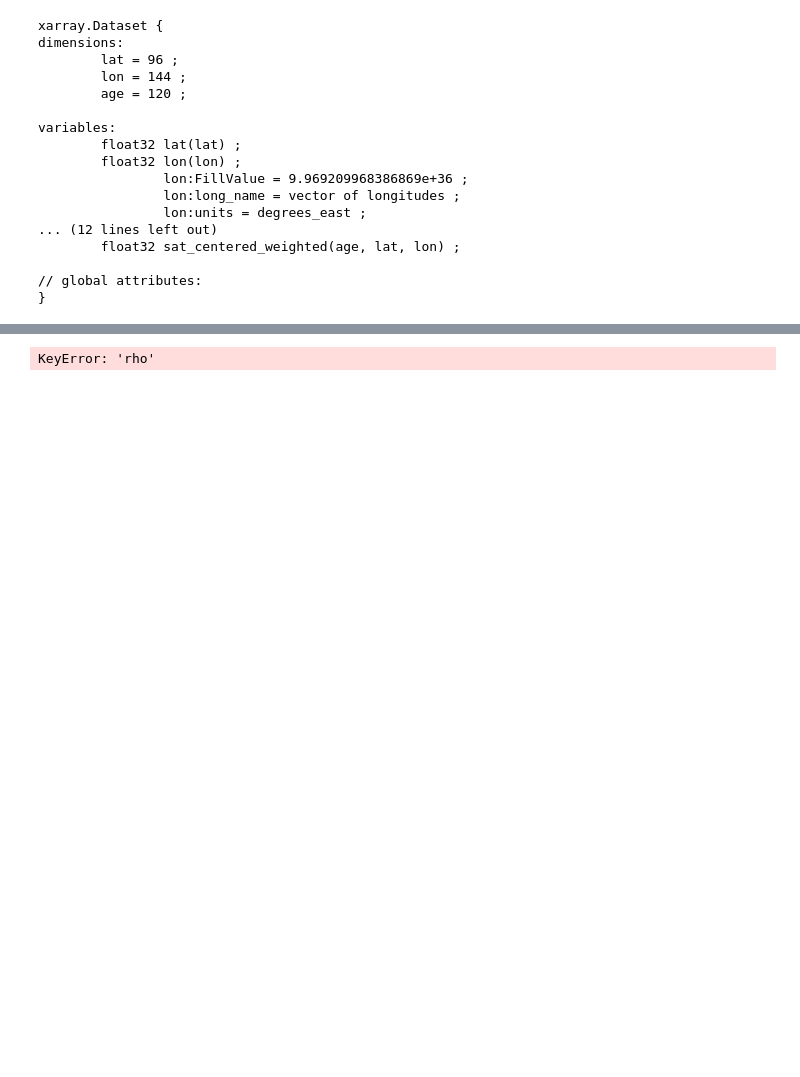
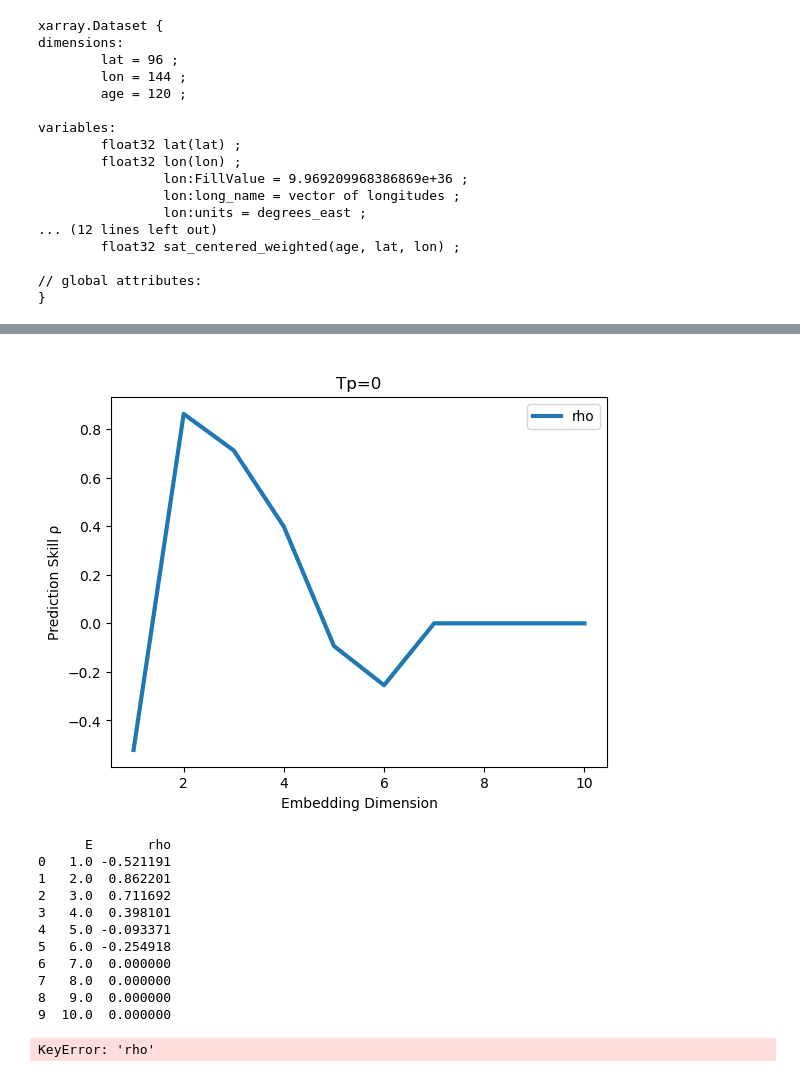
Before and after one commit to Peisong-Zheng/Inso_LGMR, a Jupyter notebook: LGMR_data_processing.ipynb, the cells around one changed output, grey strips where cells are left out. Cells and saved outputs as stored; diff of their text form; code cells hidden in the pictures; blank space fills up the shorter version.

```diff
--- a/LGMR_data_processing.ipynb
+++ b/LGMR_data_processing.ipynb
@@ -150,3 +150,39 @@ Columns: Index(['LibSize', 'X:Y', 'Y:X'], dtype='object')
+# %%
+from pyEDM import EmbedDimension
+
+ed_out = EmbedDimension(
+    dataFrame = df,
+    columns   = "X",    # variable used for the embedding
+    target    = "Y",    # variable to be predicted
+    maxE      = 10,     # test embedding dimensions from 1 up to 10 (you can adjust)
+    tau       = 10,      # time lag (adjust if desired)
+    Tp        = 0,      # prediction horizon (same-time reconstruction in this example)
+    lib       = "1 120",    # you can adjust your library range
+    pred      = "1 120"   # and your prediction range
+)
+
+print(ed_out)
+
+# # The returned DataFrame usually contains columns: E, rho, MAE, RMSE, etc.
+# # For example, if you want to see E vs. rho:
+# plt.plot(ed_out['E'], ed_out['rho'], 'bo-')
+# plt.xlabel("Embedding Dimension (E)")
+# plt.ylabel("Prediction Skill (rho)")
+# plt.title("EmbedDimension results for X -> Y")
+# plt.show()
+# %% [output]
+[figure, added]
+      E       rho
+0   1.0 -0.521191
+1   2.0  0.862201
+2   3.0  0.711692
+3   4.0  0.398101
+4   5.0 -0.093371
+5   6.0 -0.254918
+6   7.0  0.000000
+7   8.0  0.000000
+8   9.0  0.000000
+9  10.0  0.000000
 # %%
 import xarray as xr
 import pandas as pd
```
Also changed, not shown: parts of 1 cell of this notebook, 2 other files.
